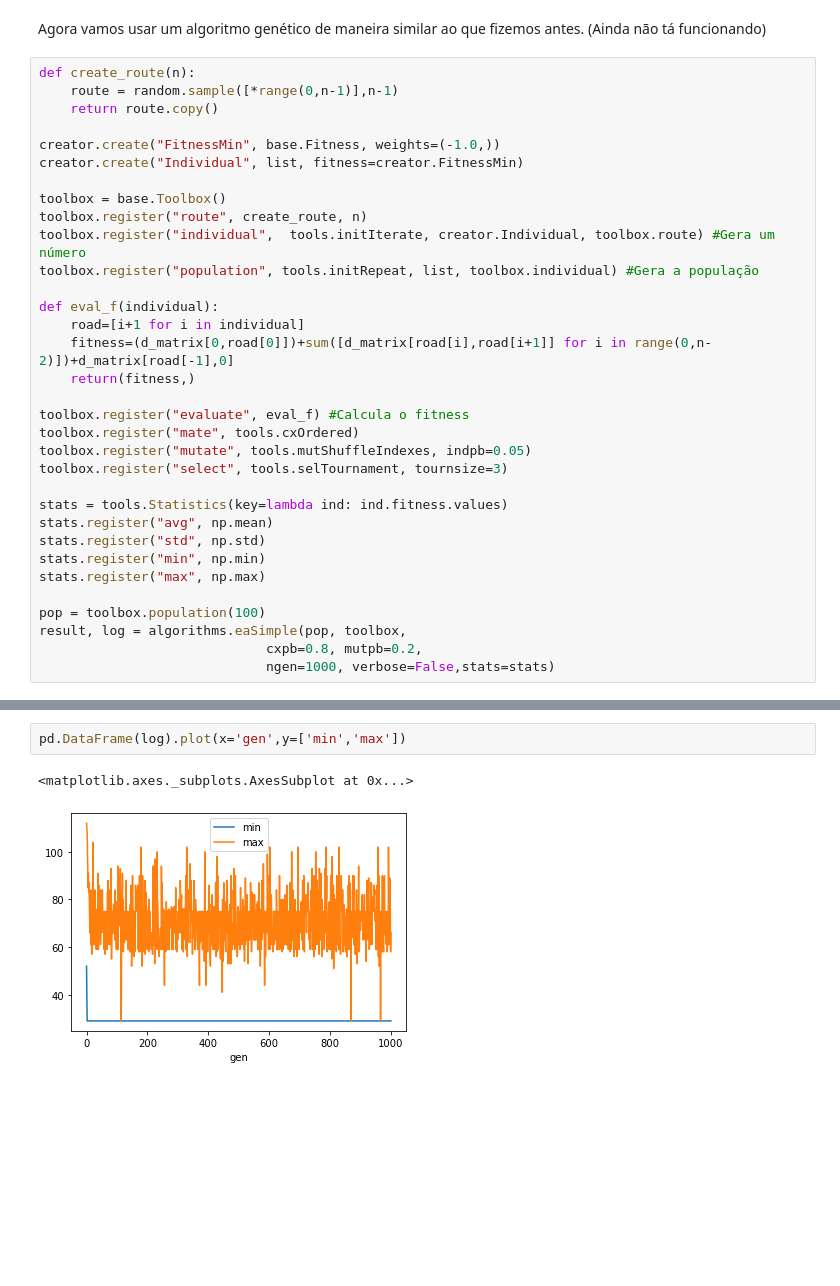
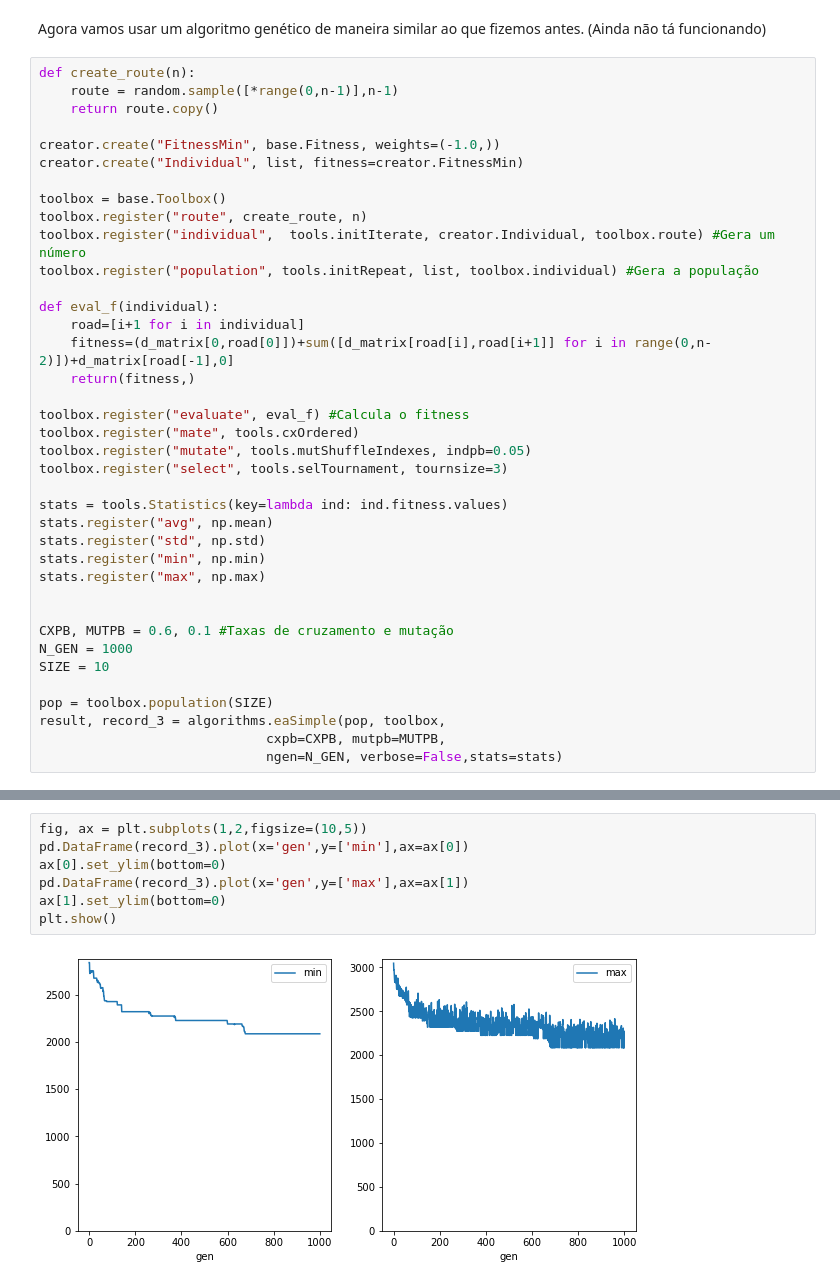
Before and after one commit to GCozzella/projects, a Jupyter notebook: genetic_algorithms/GeneticAlgorithm.ipynb, the cells around one changed output, grey strips where cells are left out. Cells and saved outputs as stored; diff of their text form; blank space fills up the shorter version.

```diff
--- a/genetic_algorithms/GeneticAlgorithm.ipynb
+++ b/genetic_algorithms/GeneticAlgorithm.ipynb
@@ -455,10 +394,15 @@ stats.register("std", np.std)
 stats.register("min", np.min)
 stats.register("max", np.max)
 
-pop = toolbox.population(100)
-result, log = algorithms.eaSimple(pop, toolbox,
-                             cxpb=0.8, mutpb=0.2,
-                             ngen=1000, verbose=False,stats=stats)
+
+CXPB, MUTPB = 0.6, 0.1 #Taxas de cruzamento e mutação
+N_GEN = 1000
+SIZE = 10
+
+pop = toolbox.population(SIZE)
+result, record_3 = algorithms.eaSimple(pop, toolbox,
+                             cxpb=CXPB, mutpb=MUTPB,
+                             ngen=N_GEN, verbose=False,stats=stats)
 # %%
 print([0]+[i+1 for i in tools.selBest(pop, k=1)[0]]+[0])
 
@@ -469,5 +413,9 @@ eval_f(tools.selBest(pop, k=1)[0])
-# %%
-pd.DataFrame(log).plot(x='gen',y=['min','max'])
-# %% [output]
-<matplotlib.axes._subplots.AxesSubplot at 0x...>
-[figure, removed]
+# %%
+fig, ax = plt.subplots(1,2,figsize=(10,5))
+pd.DataFrame(record_3).plot(x='gen',y=['min'],ax=ax[0])
+ax[0].set_ylim(bottom=0)
+pd.DataFrame(record_3).plot(x='gen',y=['max'],ax=ax[1])
+ax[1].set_ylim(bottom=0)
+plt.show()
+# %% [output]
+[figure, added]
```
Also changed, not shown: parts of 19 cells of this notebook.
